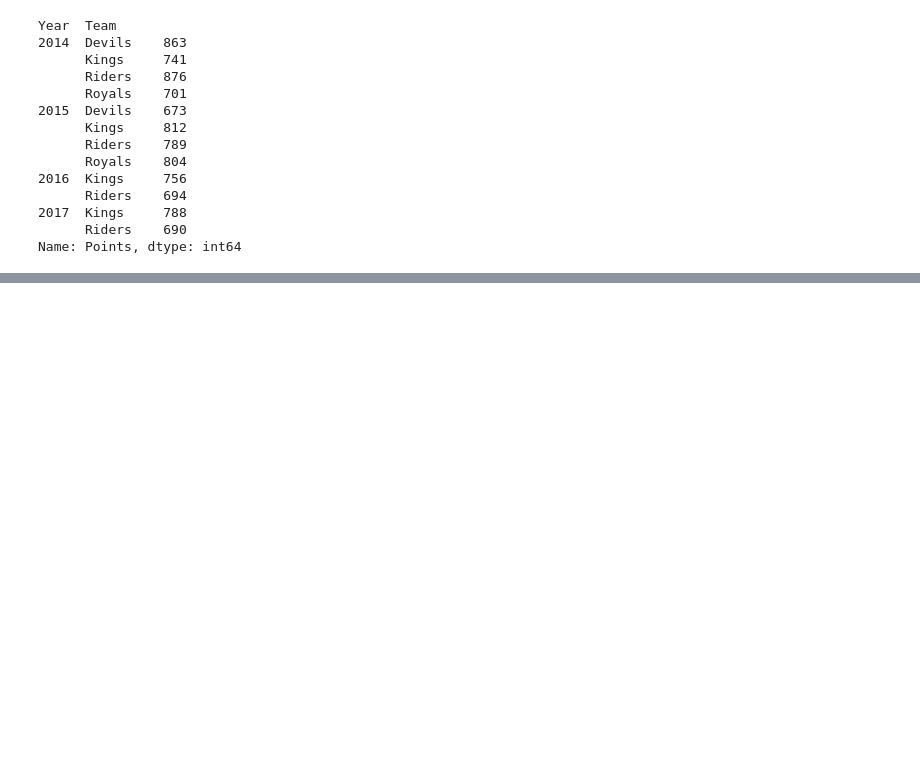
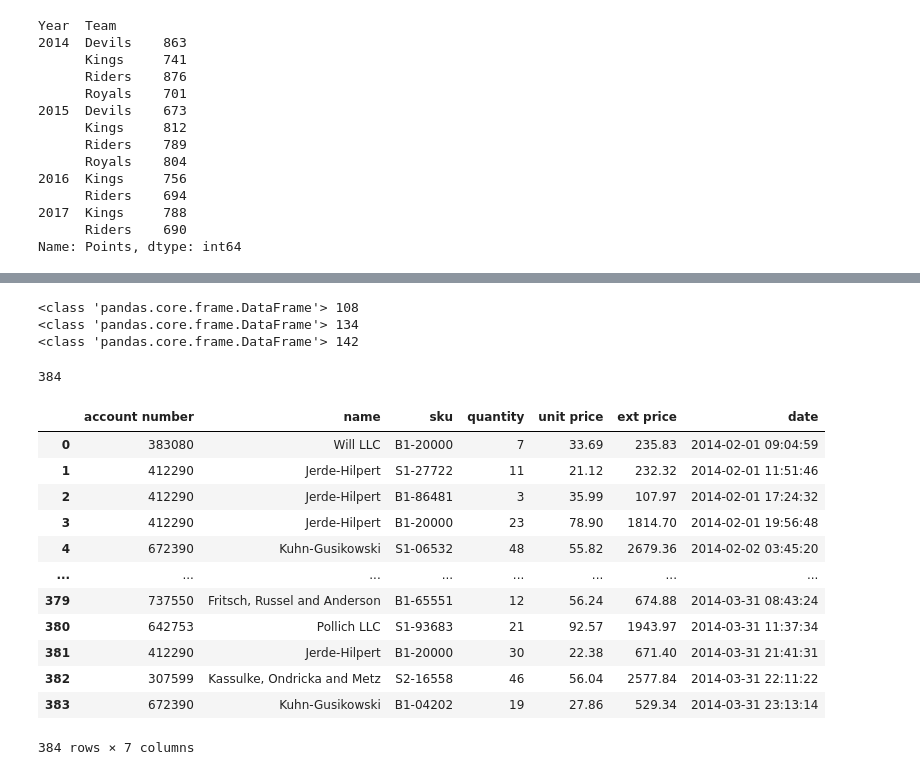
Before and after one commit to Hojinjja/MachineLearning, a Jupyter notebook: pandas/pandas.ipynb, the cells around one changed output, grey strips where cells are left out. Saved outputs shown, nothing was run; the diff lists cells and outputs as text; code cells hidden in the pictures; blank space fills up the shorter version.

```diff
--- a/pandas/pandas.ipynb
+++ b/pandas/pandas.ipynb
@@ -382,0 +543,5 @@ Name: Points, dtype: float64
+# %%
+import os
+filenames = [os.path.join("C:\work\machineRunning\source\ch04", filename)
+             for filename in os.listdir("C:\work\machineRunning\source\ch04") if "sales" in filename]
+print(filenames)
@@ -382,0 +559,27 @@ Name: Points, dtype: float64
+# %%
+df_list = [pd.read_excel(filename, engine="openpyxl") for filename in filenames]
+for df in df_list:
+    print(type(df), len(df)) #파일 3개 읽기
+# %% [output]
+<class 'pandas.core.frame.DataFrame'> 108
+<class 'pandas.core.frame.DataFrame'> 134
+<class 'pandas.core.frame.DataFrame'> 142
+# %%
+df = pd.concat(df_list, axis=0) #3개의 파일 통합
+print(len(df)) # 384
+df.reset_index(drop=True) # 통합하면 인덱스가 중복되는 문제가 발생하므로 index 초기화
+# %% [output]
+384
+|  | account number | name | sku | quantity | unit price | ext price | date |
+| 0 | 383080 | Will LLC | B1-20000 | 7 | 33.69 | 235.83 | 2014-02-01 09:04:59 |
+| 1 | 412290 | Jerde-Hilpert | S1-27722 | 11 | 21.12 | 232.32 | 2014-02-01 11:51:46 |
+| 2 | 412290 | Jerde-Hilpert | B1-86481 | 3 | 35.99 | 107.97 | 2014-02-01 17:24:32 |
+| 3 | 412290 | Jerde-Hilpert | B1-20000 | 23 | 78.90 | 1814.70 | 2014-02-01 19:56:48 |
+| 4 | 672390 | Kuhn-Gusikowski | S1-06532 | 48 | 55.82 | 2679.36 | 2014-02-02 03:45:20 |
+| ... | ... | ... | ... | ... | ... | ... | ... |
+| 379 | 737550 | Fritsch, Russel and Anderson | B1-65551 | 12 | 56.24 | 674.88 | 2014-03-31 08:43:24 |
+| 380 | 642753 | Pollich LLC | S1-93683 | 21 | 92.57 | 1943.97 | 2014-03-31 11:37:34 |
+| 381 | 412290 | Jerde-Hilpert | B1-20000 | 30 | 22.38 | 671.40 | 2014-03-31 21:41:31 |
+| 382 | 307599 | Kassulke, Ondricka and Metz | S2-16558 | 46 | 56.04 | 2577.84 | 2014-03-31 22:11:22 |
+| 383 | 672390 | Kuhn-Gusikowski | B1-04202 | 19 | 27.86 | 529.34 | 2014-03-31 23:13:14 |
+384 rows × 7 columns
```
Also changed, not shown: parts of 28 cells of this notebook, 16 other files.
